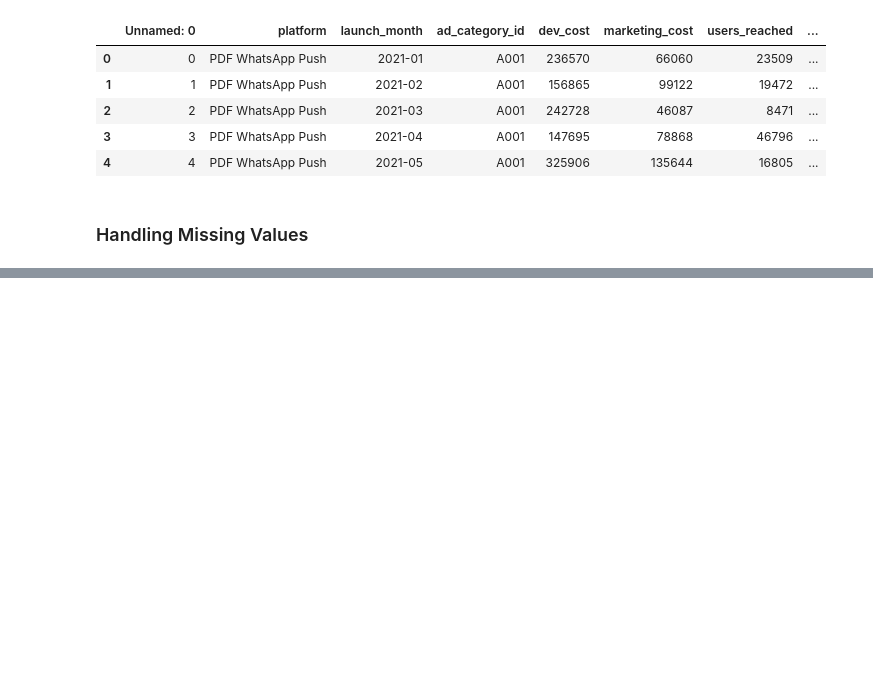
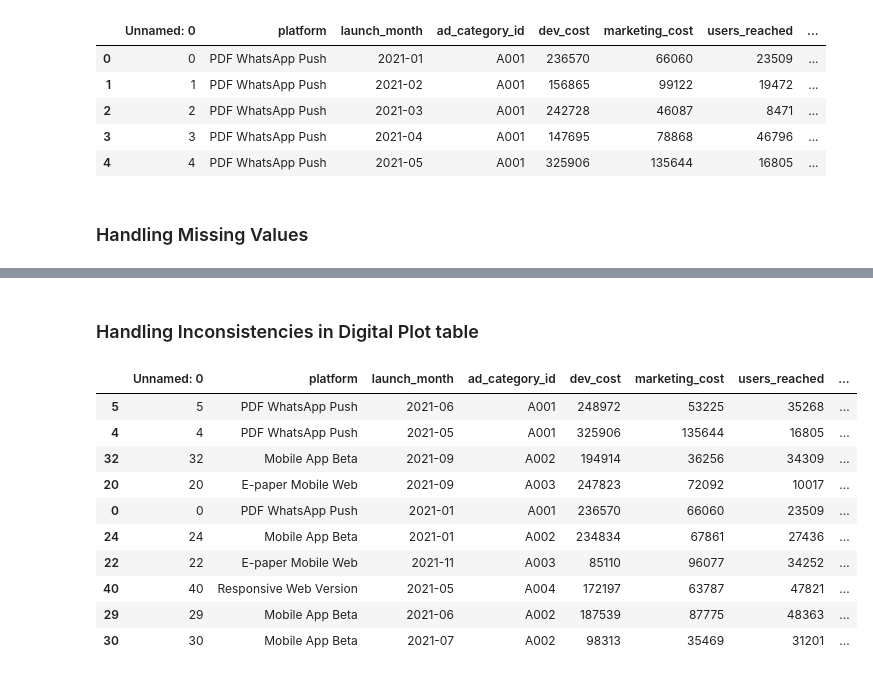
Before and after one commit to Gummudu-Hemanth/Bharat-Herald-Analytics, a Jupyter notebook: notebooks/preprocessing.ipynb, the cells around one changed output, grey strips where cells are left out. Cells and saved outputs as stored; diff of their text form; code cells hidden in the pictures; blank space fills up the shorter version.

```diff
--- a/notebooks/preprocessing.ipynb
+++ b/notebooks/preprocessing.ipynb
@@ -112,0 +174,16 @@ ad_revenue_df , digital_plot_df = handling_missing_values(ad_revenue_df , digita
+# %% [markdown]
+### Handling Inconsistencies in Digital Plot table
+# %%
+digital_plot_df.sample(10)
+# %% [output]
+|  | Unnamed: 0 | platform | launch_month | ad_category_id | dev_cost | marketing_cost | users_reached | ... |
+| 5 | 5 | PDF WhatsApp Push | 2021-06 | A001 | 248972 | 53225 | 35268 | ... |
+| 4 | 4 | PDF WhatsApp Push | 2021-05 | A001 | 325906 | 135644 | 16805 | ... |
+| 32 | 32 | Mobile App Beta | 2021-09 | A002 | 194914 | 36256 | 34309 | ... |
+| 20 | 20 | E-paper Mobile Web | 2021-09 | A003 | 247823 | 72092 | 10017 | ... |
+| 0 | 0 | PDF WhatsApp Push | 2021-01 | A001 | 236570 | 66060 | 23509 | ... |
+| 24 | 24 | Mobile App Beta | 2021-01 | A002 | 234834 | 67861 | 27436 | ... |
+| 22 | 22 | E-paper Mobile Web | 2021-11 | A003 | 85110 | 96077 | 34252 | ... |
+| 40 | 40 | Responsive Web Version | 2021-05 | A004 | 172197 | 63787 | 47821 | ... |
+| 29 | 29 | Mobile App Beta | 2021-06 | A002 | 187539 | 87775 | 48363 | ... |
+| 30 | 30 | Mobile App Beta | 2021-07 | A002 | 98313 | 35469 | 31201 | ... |
```
Also changed, not shown: parts of 19 cells of this notebook, 6 other files.
